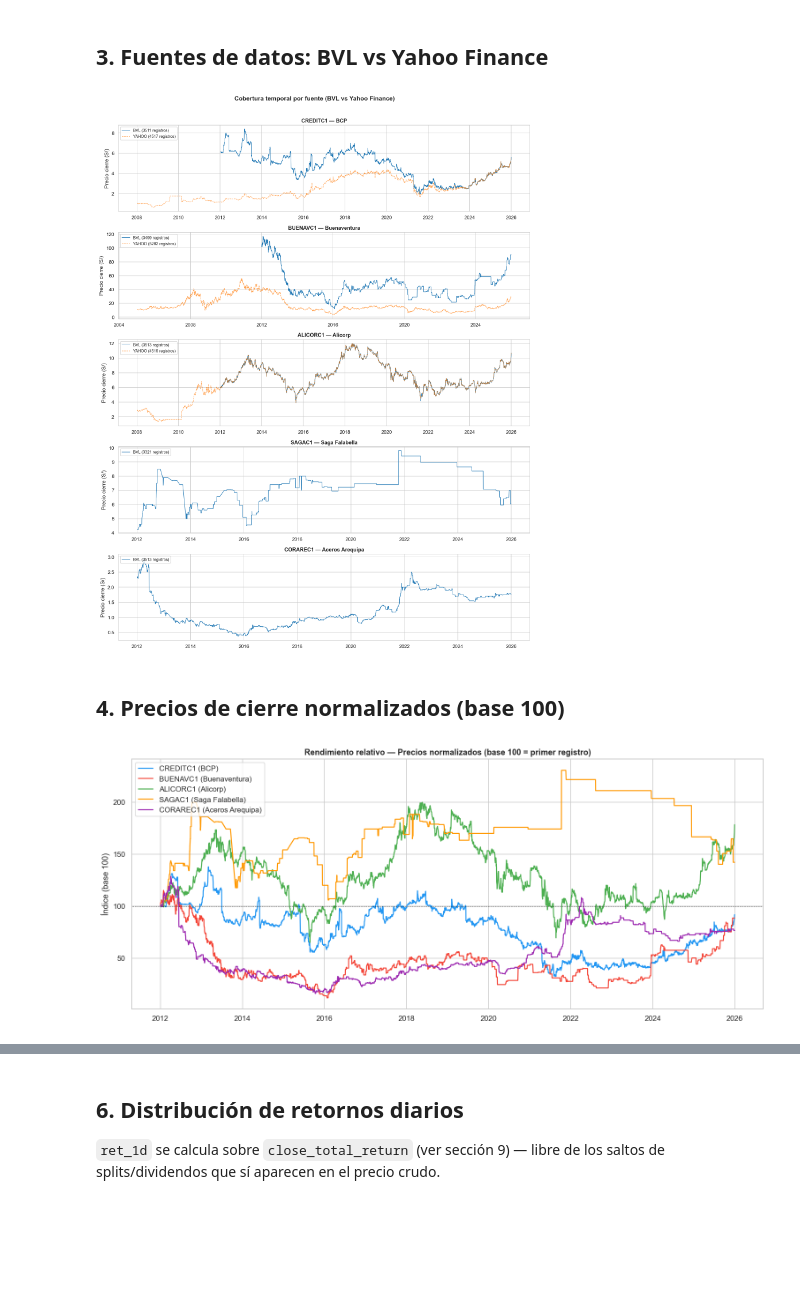
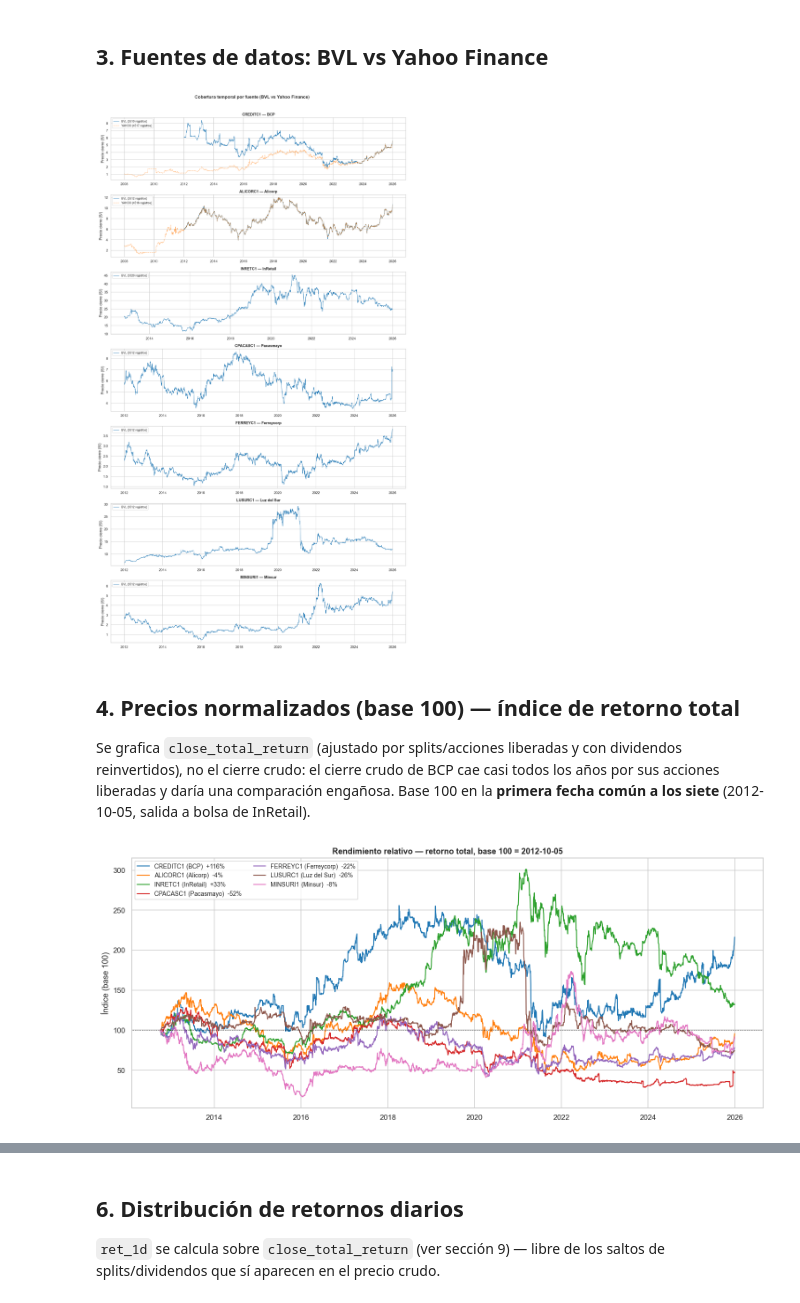
Before and after one commit to rodholguin/20221466_ProyectoFinCarrera, a Jupyter notebook: notebooks/exploracion_datos_bvl.ipynb, the cells around one changed output, grey strips where cells are left out. Drawn from its saved outputs; the diff is of its cells as text; code cells hidden in the pictures; blank space fills up the shorter version.

```diff
--- a/notebooks/exploracion_datos_bvl.ipynb
+++ b/notebooks/exploracion_datos_bvl.ipynb
@@ -19,6 +26,7 @@ atrás — ver `docs/pipeline_extraccion_datos.txt`, sección 2).
 import sys, pathlib
 sys.path.insert(0, str(pathlib.Path.cwd().parent))
 
+import numpy as np
 import pandas as pd
 import matplotlib.pyplot as plt
 import matplotlib.dates as mdates
@@ -29,15 +37,19 @@ warnings.filterwarnings('ignore')
 DATA_RAW     = pathlib.Path('../data/raw')
 DATA_INTERIM = pathlib.Path('../data/interim')
 
-TICKERS = ['CREDITC1', 'BUENAVC1', 'ALICORC1', 'SAGAC1', 'CORAREC1']
+TICKERS = ['CREDITC1', 'ALICORC1', 'INRETC1', 'CPACASC1', 'FERREYC1', 'LUSURC1', 'MINSURI1']
 NOMBRES = {
     'CREDITC1': 'BCP',
-    'BUENAVC1': 'Buenaventura',
     'ALICORC1': 'Alicorp',
-    'SAGAC1':   'Saga Falabella',
-    'CORAREC1': 'Aceros Arequipa',
+    'INRETC1':  'InRetail',
+    'CPACASC1': 'Pacasmayo',
+    'FERREYC1': 'Ferreycorp',
+    'LUSURC1':  'Luz del Sur',
+    'MINSURI1': 'Minsur',
 }
-COLORES = ['#2196F3', '#F44336', '#4CAF50', '#FF9800', '#9C27B0']
+# Paleta categórica de 7 colores distinguibles (tab10 sin rojo/verde contiguos)
+COLORES = ['#1f77b4', '#ff7f0e', '#2ca02c', '#d62728', '#9467bd', '#8c564b', '#e377c2']
+COLOR_MAP = dict(zip(TICKERS, COLORES))
 
 sns.set_theme(style='whitegrid', palette='tab10')
 plt.rcParams.update({'figure.dpi': 110, 'axes.titlesize': 12})
@@ -79,11 +91,11 @@ for ticker, df in interim.items():
         'Fecha inicio': df['date'].min().strftime('%Y-%m-%d'),
         'Fecha fin':    df['date'].max().strftime('%Y-%m-%d'),
         'Años de datos': round((df['date'].max() - df['date'].min()).days / 365, 1),
-        'Precio min (S/)': df['close'].min().round(2),
-        'Precio max (S/)': df['close'].max().round(2),
-        'Precio actual (S/)': df['close'].iloc[-1].round(2),
-        'Volumen prom.': (df['volume'].mean()),
-        'NaN en close': df['close'].isna().sum(),
+        'Precio min (S/)': round(df['close_raw'].min(), 2),
+        'Precio max (S/)': round(df['close_raw'].max(), 2),
+        'Precio actual (S/)': round(df['close_raw'].iloc[-1], 2),
+        'Volumen prom.': df['volume'].mean(),
+        'NaN en close': int(df['close'].isna().sum()),
     })
 
 df_resumen = pd.DataFrame(resumen).set_index('Ticker')
@@ -125,27 +139,35 @@ for ax, ticker, color in zip(axes, TICKERS, COLORES):
 plt.tight_layout()
 plt.show()
 # %% [output]
-[figure, old version]
+[figure, new version]
 # %% [markdown]
-## 4. Precios de cierre normalizados (base 100)
+## 4. Precios normalizados (base 100) — índice de retorno total
+
+Se grafica `close_total_return` (ajustado por splits/acciones liberadas y con
+dividendos reinvertidos), no el cierre crudo: el cierre crudo de BCP cae casi todos
+los años por sus acciones liberadas y daría una comparación engañosa. Base 100 en
+la **primera fecha común a los siete** (2012-10-05, salida a bolsa de InRetail).
 # %%
+BASE_FECHA = max(df['date'].min() for df in interim.values())
+
 fig, ax = plt.subplots(figsize=(14, 6))
-
-for ticker, color in zip(TICKERS, COLORES):
+for ticker in TICKERS:
     df = interim.get(ticker)
     if df is None:
         continue
-    base = df['close'].iloc[0]
-    ax.plot(df['date'], df['close'] / base * 100,
-            label=f'{ticker} ({NOMBRES[ticker]})', color=color, linewidth=1.5)
+    s = df.set_index('date')['close_total_return']
+    s = s[s.index >= BASE_FECHA]
+    idx = s / s.iloc[0] * 100
+    ax.plot(idx.index, idx.values, label=f'{ticker} ({NOMBRES[ticker]})  {idx.iloc[-1] - 100:+.0f}%',
+            color=COLOR_MAP[ticker], linewidth=1.4)
 
 ax.axhline(100, color='black', linewidth=0.8, linestyle=':')
-ax.set_title('Rendimiento relativo — Precios normalizados (base 100 = primer registro)', fontweight='bold')
+ax.set_title(f'Rendimiento relativo — retorno total, base 100 = {BASE_FECHA:%Y-%m-%d}', fontweight='bold')
 ax.set_ylabel('Índice (base 100)')
-ax.legend()
+ax.legend(ncol=2, fontsize=9, loc='upper left')
 ax.xaxis.set_major_formatter(mdates.DateFormatter('%Y'))
 plt.tight_layout()
 plt.show()
 # %% [output]
-[figure, old version]
+[figure, new version]
 # %% [markdown]
```
Also changed, not shown: parts of 15 cells of this notebook, 7 other files.
